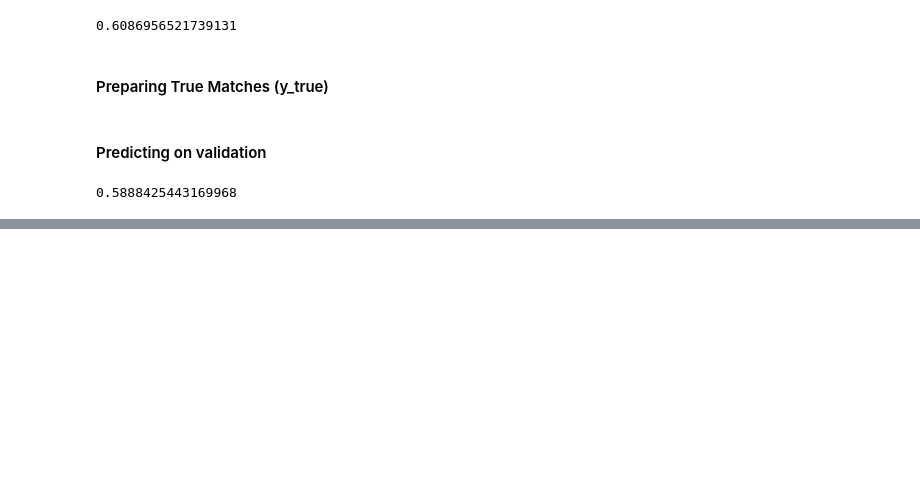
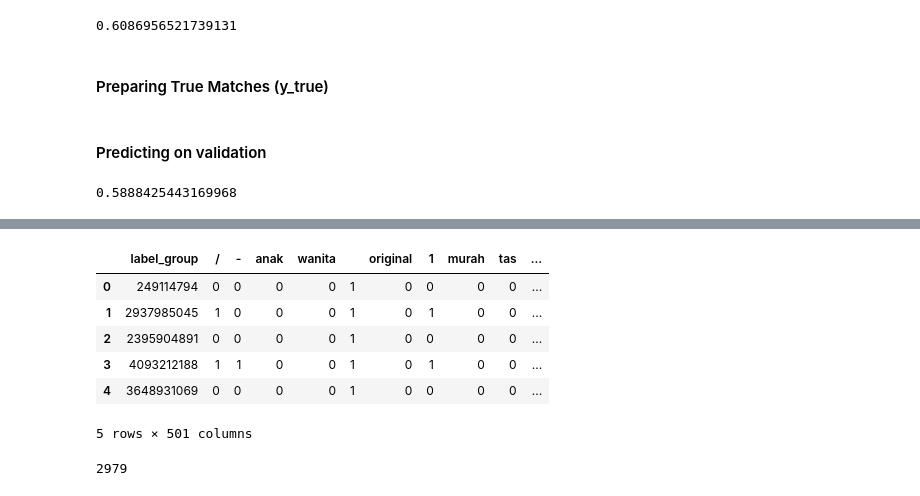
Before and after one commit to Itamarzz/Product-Identification, a Jupyter notebook: shopee titles.ipynb, the cells around one changed output, grey strips where cells are left out. Drawn from its saved outputs; the diff is of its cells as text; code cells hidden in the pictures; blank space fills up the shorter version.

```diff
--- a/shopee titles.ipynb
+++ b/shopee titles.ipynb
@@ -294,0 +317,27 @@ for pred in preds:
+# %%
+df3 = pd.concat([df,df2], axis=1)
+# %%
+for word in common_words:
+    for i, title in enumerate(df['title'][:5000]):
+        if word in title:
+            df3.loc[i, word] = 1
+        else:
+            df3.loc[i, word] = 0
+# %%
+df4 = df3[:5000]
+# %%
+df5 = df4.drop(['posting_id', 'image', 'image_phash', 'title'], axis=1)
+# %%
+df5.head()
+# %% [output]
+|  | label_group | / | - | anak | wanita |  | original | 1 | murah | tas | ... |
+| 0 | 249114794 | 0 | 0 | 0 | 0 | 1 | 0 | 0 | 0 | 0 | ... |
+| 1 | 2937985045 | 1 | 0 | 0 | 0 | 1 | 0 | 1 | 0 | 0 | ... |
+| 2 | 2395904891 | 0 | 0 | 0 | 0 | 1 | 0 | 0 | 0 | 0 | ... |
+| 3 | 4093212188 | 1 | 1 | 0 | 0 | 1 | 0 | 1 | 0 | 0 | ... |
+| 4 | 3648931069 | 0 | 0 | 0 | 0 | 1 | 0 | 0 | 0 | 0 | ... |
+5 rows × 501 columns
+# %%
+sum(y.value_counts()<2)
+# %% [output]
+2979
```
Also changed, not shown: parts of 12 cells of this notebook, 1 other file.
